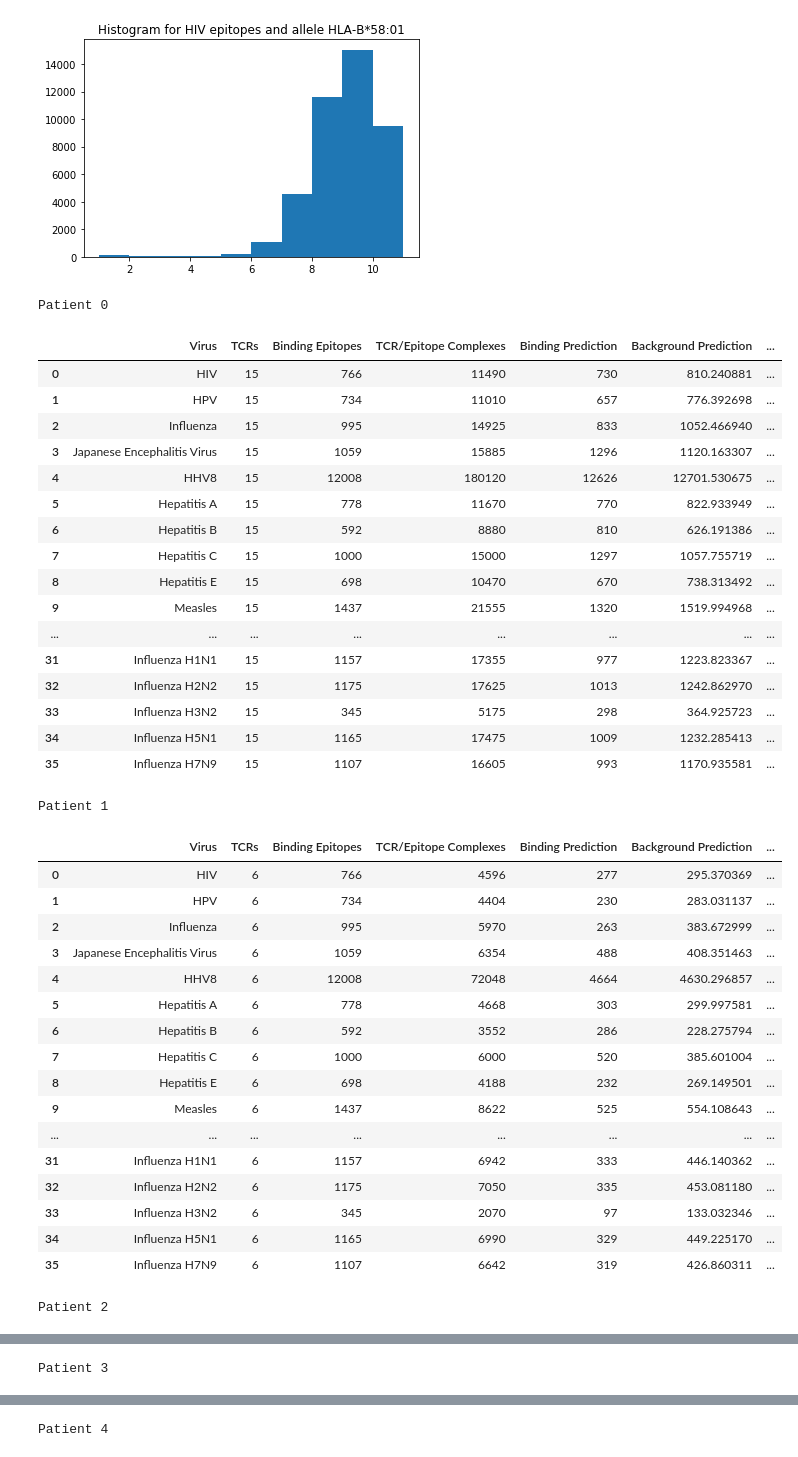
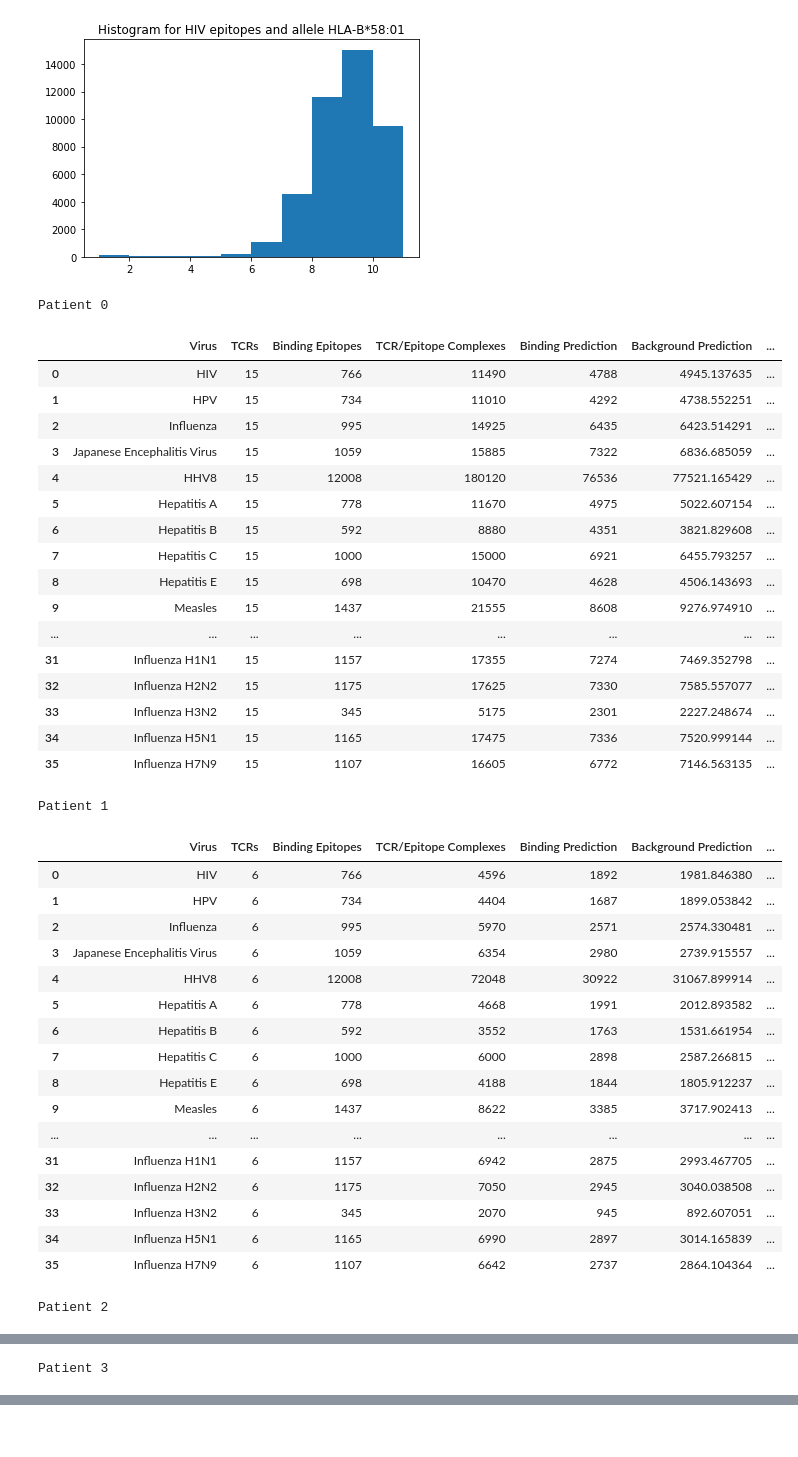
Before and after one commit to alexanderwhatley/TCR-Pathogen-Identification, a Jupyter notebook: benchmark_methods.ipynb, the cells around one changed output, grey strips where cells are left out. Saved outputs shown, nothing was run; the diff lists cells and outputs as text; code cells hidden in the pictures.

```diff
--- a/benchmark_methods.ipynb
+++ b/benchmark_methods.ipynb
@@ -773,43 +801,43 @@ def generate_metric_tables_2(patient_tcr, pred_func, func_args, binding_cutoff,
     print('Patient', i)
     display(data)
 # %%
-generate_metric_tables_2(patient_tcr, ensemble_proba, (clf_vdjdb, predictor_vdjdb), 0.909, percentile_cutoff=1)
+generate_metric_tables_2(patient_tcr, ensemble_proba, (clf_vdjdb, predictor_vdjdb), 0.75, percentile_cutoff=1)
 # %% [output]
 Patient 0
 |  | Virus | TCRs | Binding Epitopes | TCR/Epitope Complexes | Binding Prediction | Background Prediction | ... |
-| 0 | HIV | 15 | 766 | 11490 | 730 | 810.240881 | ... |
-| 1 | HPV | 15 | 734 | 11010 | 657 | 776.392698 | ... |
-| 2 | Influenza | 15 | 995 | 14925 | 833 | 1052.466940 | ... |
-| 3 | Japanese Encephalitis Virus | 15 | 1059 | 15885 | 1296 | 1120.163307 | ... |
-| 4 | HHV8 | 15 | 12008 | 180120 | 12626 | 12701.530675 | ... |
-| 5 | Hepatitis A | 15 | 778 | 11670 | 770 | 822.933949 | ... |
-| 6 | Hepatitis B | 15 | 592 | 8880 | 810 | 626.191386 | ... |
-| 7 | Hepatitis C | 15 | 1000 | 15000 | 1297 | 1057.755719 | ... |
-| 8 | Hepatitis E | 15 | 698 | 10470 | 670 | 738.313492 | ... |
-| 9 | Measles | 15 | 1437 | 21555 | 1320 | 1519.994968 | ... |
+| 0 | HIV | 15 | 766 | 11490 | 4788 | 4945.137635 | ... |
+| 1 | HPV | 15 | 734 | 11010 | 4292 | 4738.552251 | ... |
+| 2 | Influenza | 15 | 995 | 14925 | 6435 | 6423.514291 | ... |
+| 3 | Japanese Encephalitis Virus | 15 | 1059 | 15885 | 7322 | 6836.685059 | ... |
+| 4 | HHV8 | 15 | 12008 | 180120 | 76536 | 77521.165429 | ... |
+| 5 | Hepatitis A | 15 | 778 | 11670 | 4975 | 5022.607154 | ... |
+| 6 | Hepatitis B | 15 | 592 | 8880 | 4351 | 3821.829608 | ... |
+| 7 | Hepatitis C | 15 | 1000 | 15000 | 6921 | 6455.793257 | ... |
+| 8 | Hepatitis E | 15 | 698 | 10470 | 4628 | 4506.143693 | ... |
+| 9 | Measles | 15 | 1437 | 21555 | 8608 | 9276.974910 | ... |
 | ... | ... | ... | ... | ... | ... | ... | ... |
-| 31 | Influenza H1N1 | 15 | 1157 | 17355 | 977 | 1223.823367 | ... |
-| 32 | Influenza H2N2 | 15 | 1175 | 17625 | 1013 | 1242.862970 | ... |
-| 33 | Influenza H3N2 | 15 | 345 | 5175 | 298 | 364.925723 | ... |
-| 34 | Influenza H5N1 | 15 | 1165 | 17475 | 1009 | 1232.285413 | ... |
-| 35 | Influenza H7N9 | 15 | 1107 | 16605 | 993 | 1170.935581 | ... |
+| 31 | Influenza H1N1 | 15 | 1157 | 17355 | 7274 | 7469.352798 | ... |
+| 32 | Influenza H2N2 | 15 | 1175 | 17625 | 7330 | 7585.557077 | ... |
+| 33 | Influenza H3N2 | 15 | 345 | 5175 | 2301 | 2227.248674 | ... |
+| 34 | Influenza H5N1 | 15 | 1165 | 17475 | 7336 | 7520.999144 | ... |
+| 35 | Influenza H7N9 | 15 | 1107 | 16605 | 6772 | 7146.563135 | ... |
 Patient 1
 |  | Virus | TCRs | Binding Epitopes | TCR/Epitope Complexes | Binding Prediction | Background Prediction | ... |
-| 0 | HIV | 6 | 766 | 4596 | 277 | 295.370369 | ... |
-| 1 | HPV | 6 | 734 | 4404 | 230 | 283.031137 | ... |
-| 2 | Influenza | 6 | 995 | 5970 | 263 | 383.672999 | ... |
-| 3 | Japanese Encephalitis Virus | 6 | 1059 | 6354 | 488 | 408.351463 | ... |
-| 4 | HHV8 | 6 | 12008 | 72048 | 4664 | 4630.296857 | ... |
-| 5 | Hepatitis A | 6 | 778 | 4668 | 303 | 299.997581 | ... |
-| 6 | Hepatitis B | 6 | 592 | 3552 | 286 | 228.275794 | ... |
-| 7 | Hepatitis C | 6 | 1000 | 6000 | 520 | 385.601004 | ... |
-| 8 | Hepatitis E | 6 | 698 | 4188 | 232 | 269.149501 | ... |
-| 9 | Measles | 6 | 1437 | 8622 | 525 | 554.108643 | ... |
+| 0 | HIV | 6 | 766 | 4596 | 1892 | 1981.846380 | ... |
+| 1 | HPV | 6 | 734 | 4404 | 1687 | 1899.053842 | ... |
+| 2 | Influenza | 6 | 995 | 5970 | 2571 | 2574.330481 | ... |
+| 3 | Japanese Encephalitis Virus | 6 | 1059 | 6354 | 2980 | 2739.915557 | ... |
+| 4 | HHV8 | 6 | 12008 | 72048 | 30922 | 31067.899914 | ... |
+| 5 | Hepatitis A | 6 | 778 | 4668 | 1991 | 2012.893582 | ... |
+| 6 | Hepatitis B | 6 | 592 | 3552 | 1763 | 1531.661954 | ... |
+| 7 | Hepatitis C | 6 | 1000 | 6000 | 2898 | 2587.266815 | ... |
+| 8 | Hepatitis E | 6 | 698 | 4188 | 1844 | 1805.912237 | ... |
+| 9 | Measles | 6 | 1437 | 8622 | 3385 | 3717.902413 | ... |
 | ... | ... | ... | ... | ... | ... | ... | ... |
-| 31 | Influenza H1N1 | 6 | 1157 | 6942 | 333 | 446.140362 | ... |
-| 32 | Influenza H2N2 | 6 | 1175 | 7050 | 335 | 453.081180 | ... |
-| 33 | Influenza H3N2 | 6 | 345 | 2070 | 97 | 133.032346 | ... |
-| 34 | Influenza H5N1 | 6 | 1165 | 6990 | 329 | 449.225170 | ... |
-| 35 | Influenza H7N9 | 6 | 1107 | 6642 | 319 | 426.860311 | ... |
+| 31 | Influenza H1N1 | 6 | 1157 | 6942 | 2875 | 2993.467705 | ... |
+| 32 | Influenza H2N2 | 6 | 1175 | 7050 | 2945 | 3040.038508 | ... |
+| 33 | Influenza H3N2 | 6 | 345 | 2070 | 945 | 892.607051 | ... |
+| 34 | Influenza H5N1 | 6 | 1165 | 6990 | 2897 | 3014.165839 | ... |
+| 35 | Influenza H7N9 | 6 | 1107 | 6642 | 2737 | 2864.104364 | ... |
 Patient 2
 |  | Virus | TCRs | Binding Epitopes | TCR/Epitope Complexes | Binding Prediction | Background Prediction | ... |
@@ -850 +877,0 @@ Patient 3
-Patient 4
```
Also changed, not shown: parts of 12 cells of this notebook.
